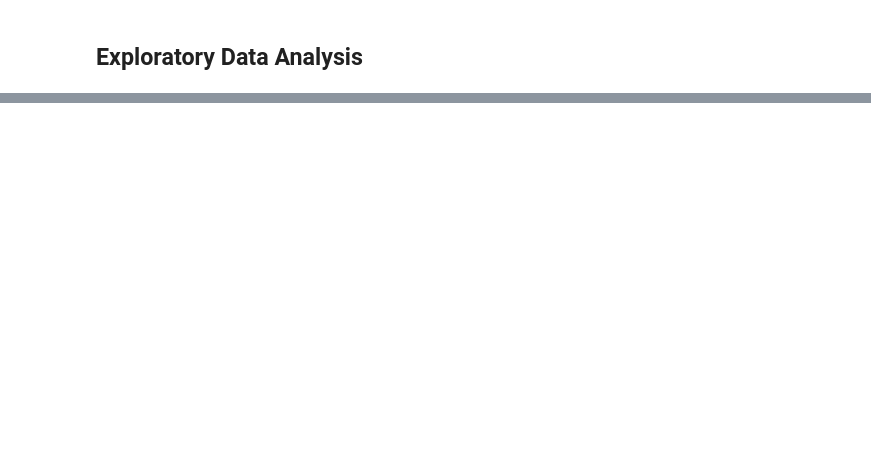
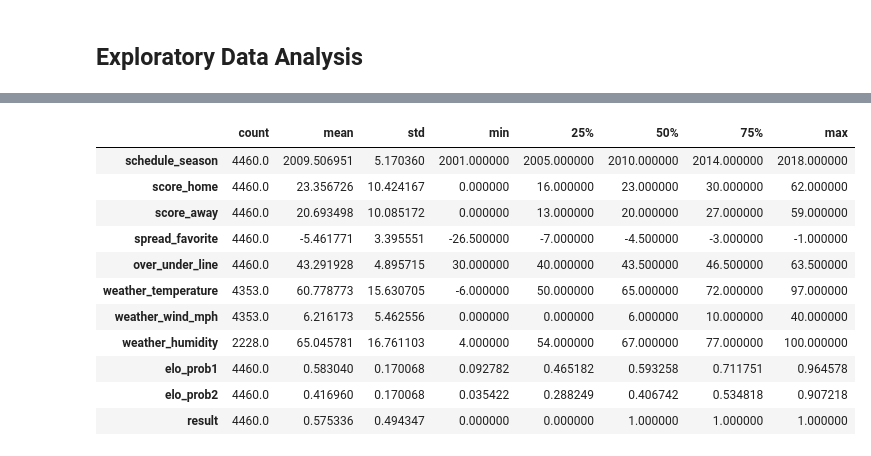
Before and after one commit to ukritw/nflprediction, a Jupyter notebook: DataPreprocessing.ipynb, the cells around one changed output, grey strips where cells are left out. Saved outputs shown, nothing was run; the diff lists cells and outputs as text; code cells hidden in the pictures; blank space fills up the shorter version.

```diff
--- a/DataPreprocessing.ipynb
+++ b/DataPreprocessing.ipynb
@@ -244,0 +251,15 @@ new_df.tail()
+# %%
+new_df.describe().transpose()
+# %% [output]
+|  | count | mean | std | min | 25% | 50% | 75% | max |
+| schedule_season | 4460.0 | 2009.506951 | 5.170360 | 2001.000000 | 2005.000000 | 2010.000000 | 2014.000000 | 2018.000000 |
+| score_home | 4460.0 | 23.356726 | 10.424167 | 0.000000 | 16.000000 | 23.000000 | 30.000000 | 62.000000 |
+| score_away | 4460.0 | 20.693498 | 10.085172 | 0.000000 | 13.000000 | 20.000000 | 27.000000 | 59.000000 |
+| spread_favorite | 4460.0 | -5.461771 | 3.395551 | -26.500000 | -7.000000 | -4.500000 | -3.000000 | -1.000000 |
+| over_under_line | 4460.0 | 43.291928 | 4.895715 | 30.000000 | 40.000000 | 43.500000 | 46.500000 | 63.500000 |
+| weather_temperature | 4353.0 | 60.778773 | 15.630705 | -6.000000 | 50.000000 | 65.000000 | 72.000000 | 97.000000 |
+| weather_wind_mph | 4353.0 | 6.216173 | 5.462556 | 0.000000 | 0.000000 | 6.000000 | 10.000000 | 40.000000 |
+| weather_humidity | 2228.0 | 65.045781 | 16.761103 | 4.000000 | 54.000000 | 67.000000 | 77.000000 | 100.000000 |
+| elo_prob1 | 4460.0 | 0.583040 | 0.170068 | 0.092782 | 0.465182 | 0.593258 | 0.711751 | 0.964578 |
+| elo_prob2 | 4460.0 | 0.416960 | 0.170068 | 0.035422 | 0.288249 | 0.406742 | 0.534818 | 0.907218 |
+| result | 4460.0 | 0.575336 | 0.494347 | 0.000000 | 0.000000 | 1.000000 | 1.000000 | 1.000000 |
```
Also changed, not shown: parts of 26 cells of this notebook.
